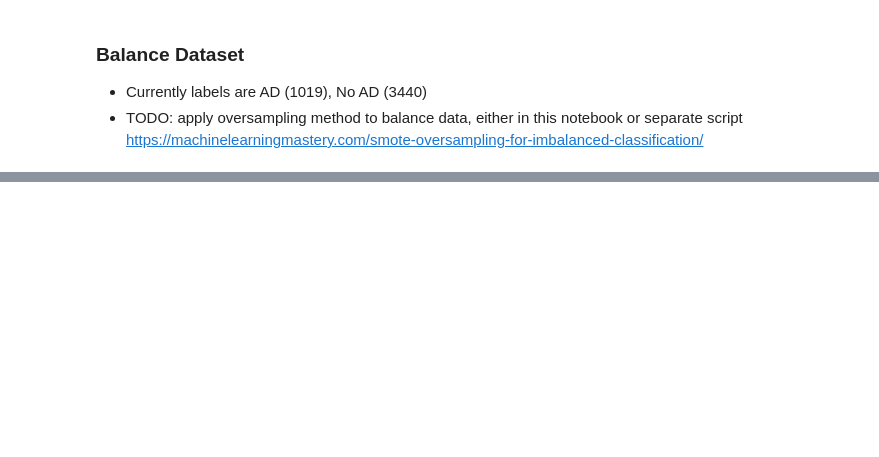
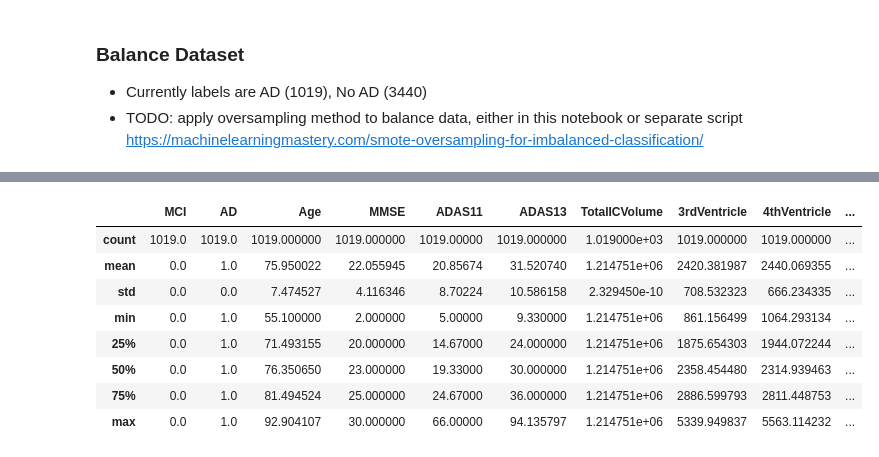
Before and after one commit to umayaaah/xai-for-alzheimer-prediction, a Jupyter notebook: preprocessing/ADNI_preprocessing.ipynb, the cells around one changed output, grey strips where cells are left out. Saved outputs shown, nothing was run; the diff lists cells and outputs as text; code cells hidden in the pictures; blank space fills up the shorter version.

```diff
--- a/preprocessing/ADNI_preprocessing.ipynb
+++ b/preprocessing/ADNI_preprocessing.ipynb
@@ -376,0 +481,12 @@ Total patients: 4459
+# %%
+have_ad.describe()
+# %% [output]
+|  | MCI | AD | Age | MMSE | ADAS11 | ADAS13 | TotalICVolume | 3rdVentricle | 4thVentricle | ... |
+| count | 1019.0 | 1019.0 | 1019.000000 | 1019.000000 | 1019.00000 | 1019.000000 | 1.019000e+03 | 1019.000000 | 1019.000000 | ... |
+| mean | 0.0 | 1.0 | 75.950022 | 22.055945 | 20.85674 | 31.520740 | 1.214751e+06 | 2420.381987 | 2440.069355 | ... |
+| std | 0.0 | 0.0 | 7.474527 | 4.116346 | 8.70224 | 10.586158 | 2.329450e-10 | 708.532323 | 666.234335 | ... |
+| min | 0.0 | 1.0 | 55.100000 | 2.000000 | 5.00000 | 9.330000 | 1.214751e+06 | 861.156499 | 1064.293134 | ... |
+| 25% | 0.0 | 1.0 | 71.493155 | 20.000000 | 14.67000 | 24.000000 | 1.214751e+06 | 1875.654303 | 1944.072244 | ... |
+| 50% | 0.0 | 1.0 | 76.350650 | 23.000000 | 19.33000 | 30.000000 | 1.214751e+06 | 2358.454480 | 2314.939463 | ... |
+| 75% | 0.0 | 1.0 | 81.494524 | 25.000000 | 24.67000 | 36.000000 | 1.214751e+06 | 2886.599793 | 2811.448753 | ... |
+| max | 0.0 | 1.0 | 92.904107 | 30.000000 | 66.00000 | 94.135797 | 1.214751e+06 | 5339.949837 | 5563.114232 | ... |
```
Also changed, not shown: parts of 23 cells of this notebook, 8 other files.
